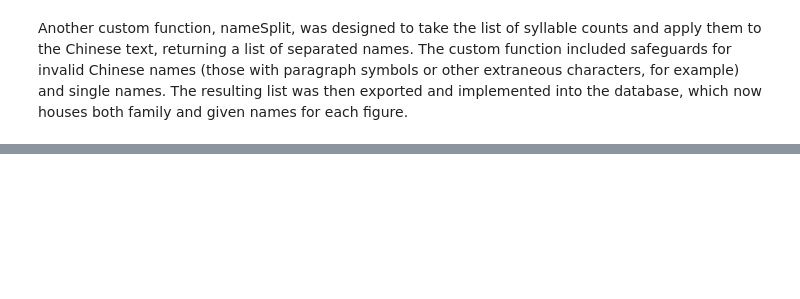
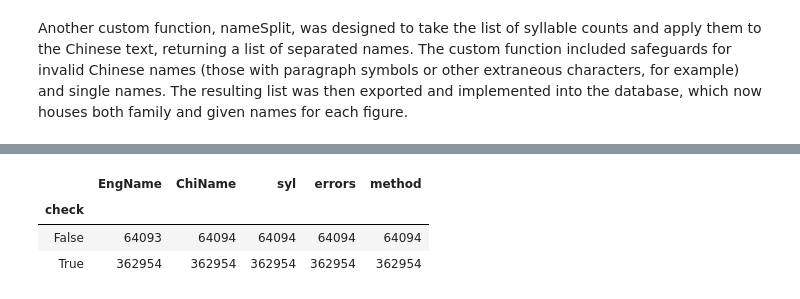
Before and after one commit to JHGFD82/ChineseSyllableCountGeneratorDraftNotes, a Jupyter notebook: Chinese Syllable Count Generator.ipynb, the cells around one changed output, grey strips where cells are left out. Saved outputs shown, nothing was run; the diff lists cells and outputs as text; code cells hidden in the pictures; blank space fills up the shorter version.

```diff
--- a/Chinese Syllable Count Generator.ipynb
+++ b/Chinese Syllable Count Generator.ipynb
@@ -338,15 +338,18 @@ def replace_chars(text):
 def validate_text(text, CBDB):
     '''Run text through initial steps to prevent evaluation errors.'''
     result = [text]
-    try:
+    if text is np.nan:
+        result.append('Error: null value')
+        return result
+    else:
         result[0] = replace_chars(text)
-    except:
-        return result.append('Error: null value')
 
-    if not invalid_chars(text[0]):
-        return result.append('Error: invalid characters detected (' + text + ')')
+    if not invalid_chars(text):
+        result.append('Error: invalid characters detected (' + text + ')')
+
     if CBDB_check(text, CBDB):
-        return result.append('Error: duplicate family name in given name')
+        result.append('Error: duplicate family name in given name')
+
     return result
 # %% [markdown]
 ## Character Evaluation
@@ -499,6 +502,7 @@ def sylCount(text, crumbs=False, errorReport=False, CBDB=False,
     validationResult = validate_text(text, CBDB)
 
     if len(validationResult) > 1:
+        errorMsg = validationResult[1]
         crumbs_report(crumbs, errorMsg)
         return error_report(errorReport, errorMsg)
     else:
@@ -724,0 +727,7 @@ names[~names.check][~names.errors.str.contains('\(')][~names.ChiName.str.contain
+# %%
+names.groupby('check').count()
+# %% [output]
+|  | EngName | ChiName | syl | errors | method |
+| check |  |  |  |  |  |
+| False | 64093 | 64094 | 64094 | 64094 | 64094 |
+| True | 362954 | 362954 | 362954 | 362954 | 362954 |
```
Also changed, not shown: parts of 4 cells of this notebook.
